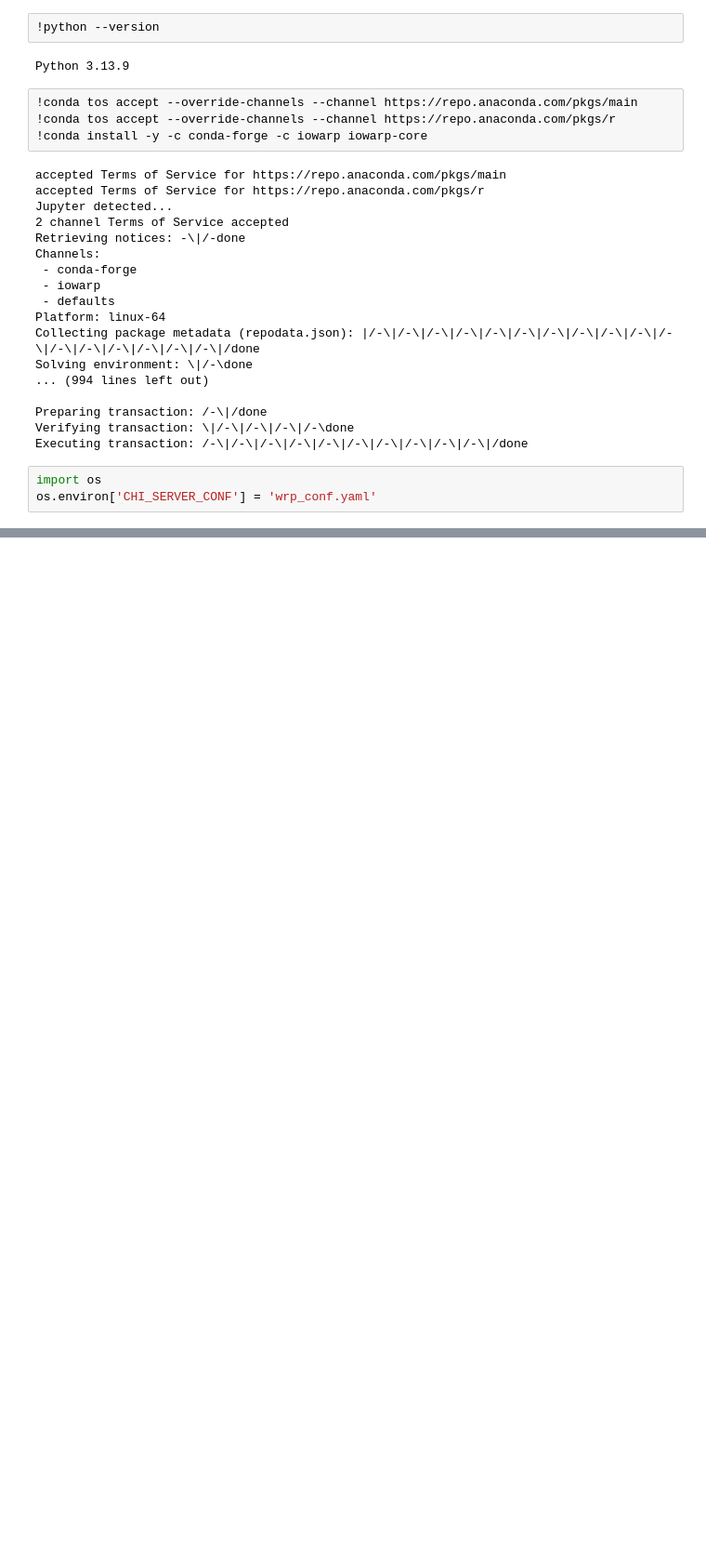
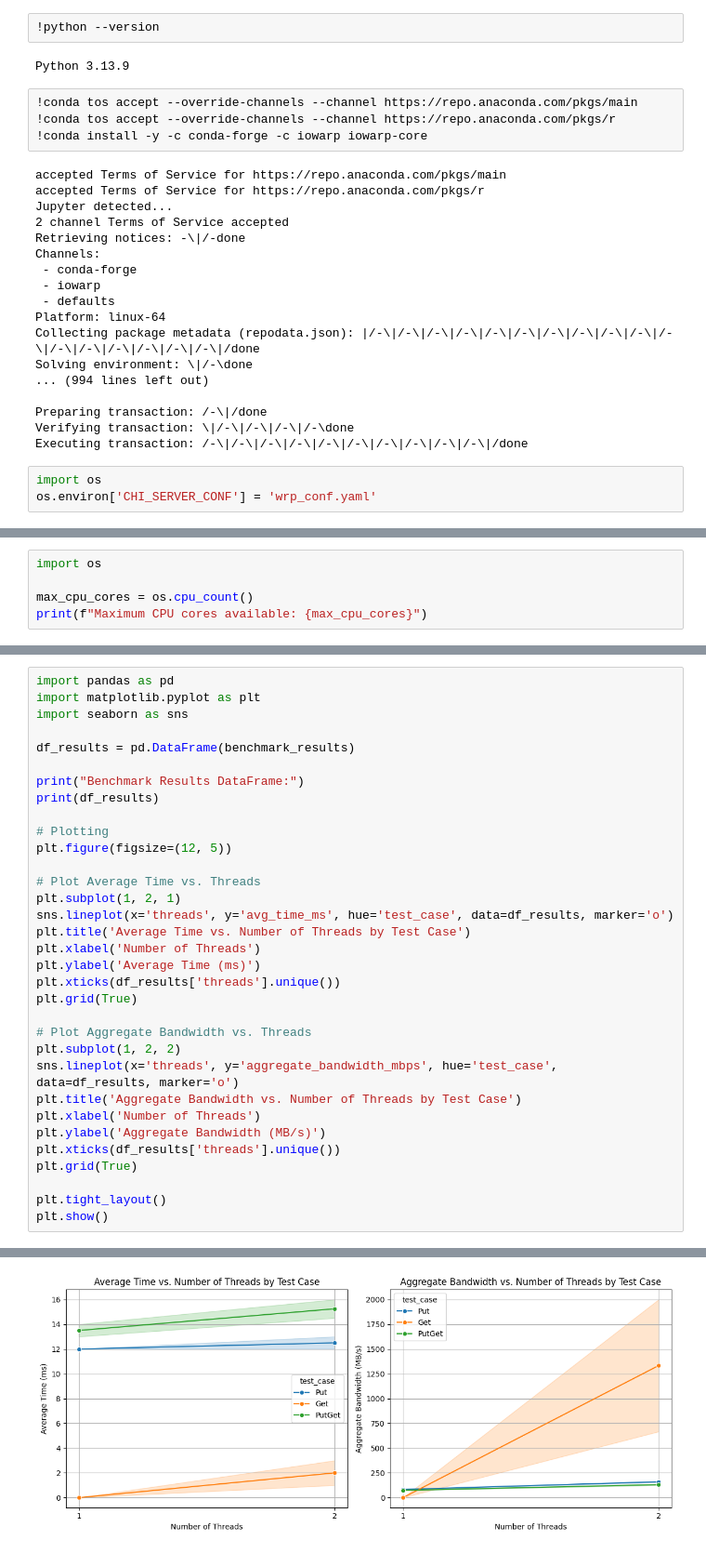
Before and after one commit to hyoklee/core, a Jupyter notebook: miniconda.ipynb, the cells around one changed output, grey strips where cells are left out. Shown at 93% size. Saved outputs shown, nothing was run; the diff lists cells and outputs as text; blank space fills up the shorter version.

Commit message:
test: plot benchmark results

```diff
--- a/miniconda.ipynb
+++ b/miniconda.ipynb
@@ -96,0 +99,5 @@ Aggregate bandwidth: 111.11 MB/s
+# %%
+import os
+
+max_cpu_cores = os.cpu_count()
+print(f"Maximum CPU cores available: {max_cpu_cores}")
@@ -96,0 +174,34 @@ Aggregate bandwidth: 111.11 MB/s
+# %%
+import pandas as pd
+import matplotlib.pyplot as plt
+import seaborn as sns
+
+df_results = pd.DataFrame(benchmark_results)
+
+print("Benchmark Results DataFrame:")
+print(df_results)
+
+# Plotting
+plt.figure(figsize=(12, 5))
+
+# Plot Average Time vs. Threads
+plt.subplot(1, 2, 1)
+sns.lineplot(x='threads', y='avg_time_ms', hue='test_case', data=df_results, marker='o')
+plt.title('Average Time vs. Number of Threads by Test Case')
+plt.xlabel('Number of Threads')
+plt.ylabel('Average Time (ms)')
+plt.xticks(df_results['threads'].unique())
+plt.grid(True)
+
+# Plot Aggregate Bandwidth vs. Threads
+plt.subplot(1, 2, 2)
+sns.lineplot(x='threads', y='aggregate_bandwidth_mbps', hue='test_case', data=df_results, marker='o')
+plt.title('Aggregate Bandwidth vs. Number of Threads by Test Case')
+plt.xlabel('Number of Threads')
+plt.ylabel('Aggregate Bandwidth (MB/s)')
+plt.xticks(df_results['threads'].unique())
+plt.grid(True)
+
+plt.tight_layout()
+plt.show()
+# %% [output]
@@ -96,0 +222 @@ Aggregate bandwidth: 111.11 MB/s
+[figure, added]
```
Also changed, not shown: parts of 13 cells of this notebook.
